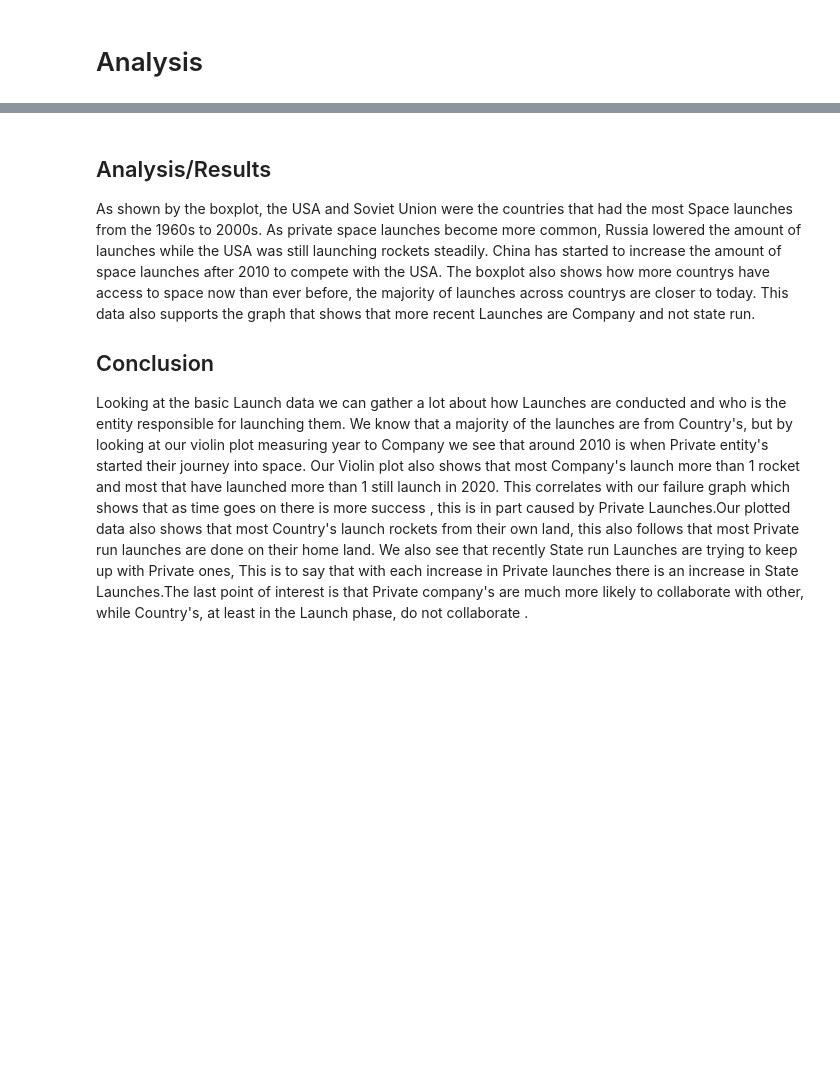
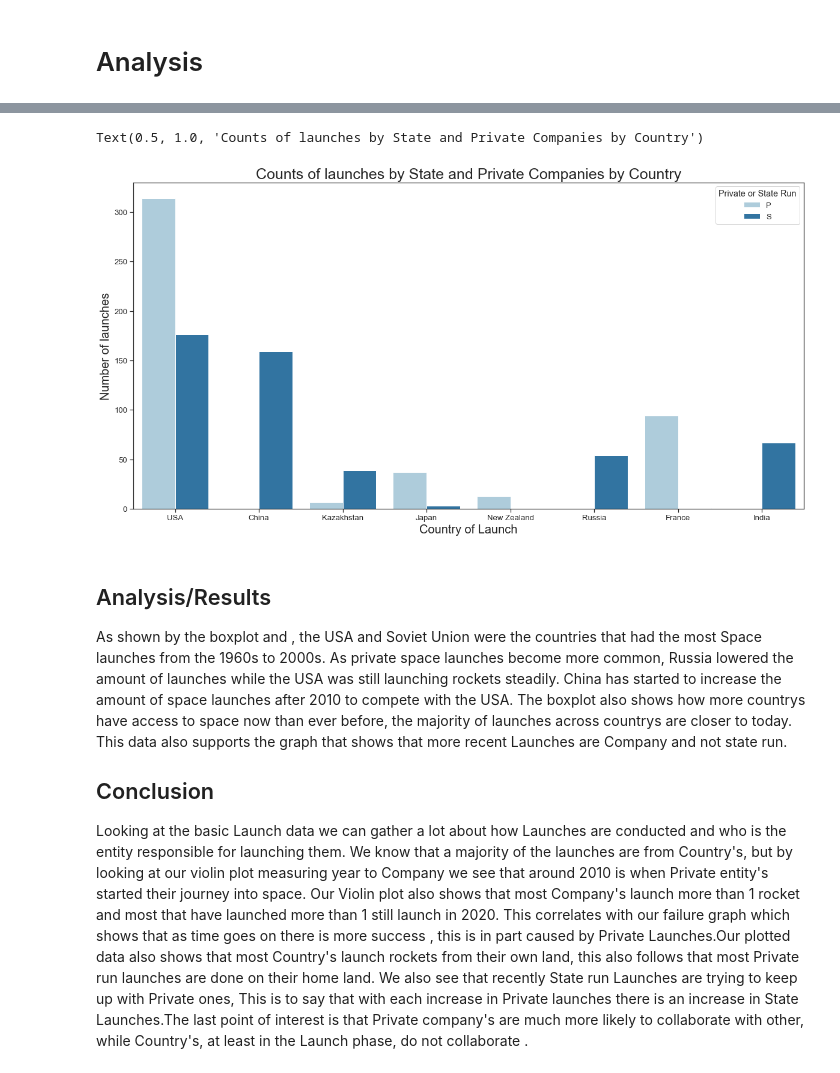
Before and after one commit to data301-2020-winter1/course-project-group_6017, a Jupyter notebook: analysis/submitted/Task 5 Research Question.ipynb, the cells around one changed output, grey strips where cells are left out. Saved outputs shown, nothing was run; the diff lists cells and outputs as text; code cells hidden in the pictures; blank space fills up the shorter version.

```diff
--- a/analysis/submitted/Task 5 Research Question.ipynb
+++ b/analysis/submitted/Task 5 Research Question.ipynb
@@ -203,6 +204,15 @@ plt.show()
+# %%
+plt.figure(figsize=(20,10))
+sns.countplot(x='Country of Launch', hue='Private or State Run', data=df, palette="Paired").set_title('Counts of launches by State and Private Companies by Country')
+plt.xlabel("Country of Launch", fontsize=20)
+plt.ylabel("Number of launches", fontsize=20)
+plt.title('Counts of launches by State and Private Companies by Country', fontsize=25)
+# %% [output]
+Text(0.5, 1.0, 'Counts of launches by State and Private Companies by Country')
+[figure, added]
 # %% [markdown]
 ## Analysis/Results
-As shown by the boxplot, the USA and Soviet Union were the countries that had the most Space launches from the 1960s to 2000s. As private space launches become more common, Russia lowered the amount of launches while the USA was still launching rockets steadily. China has started to increase the amount of space launches after 2010 to compete with the USA.
+As shown by the boxplot and , the USA and Soviet Union were the countries that had the most Space launches from the 1960s to 2000s. As private space launches become more common, Russia lowered the amount of launches while the USA was still launching rockets steadily. China has started to increase the amount of space launches after 2010 to compete with the USA.
 The boxplot also shows how more countrys have access to space now than ever before, the majority of launches across countrys are closer to today. This data also supports the graph that shows that more recent Launches are Company and not state run.
 
 ## Conclusion
```
Also changed, not shown: parts of 5 cells of this notebook, 1 other file.
